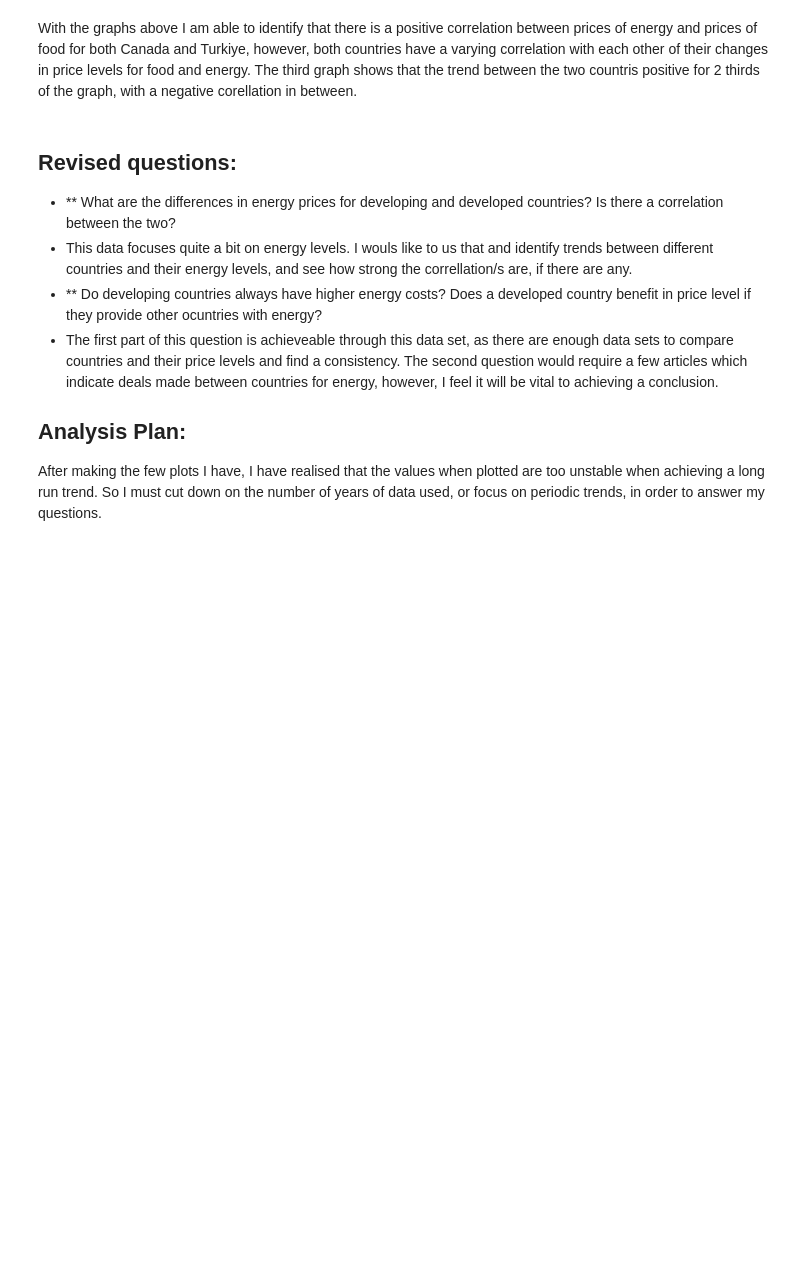
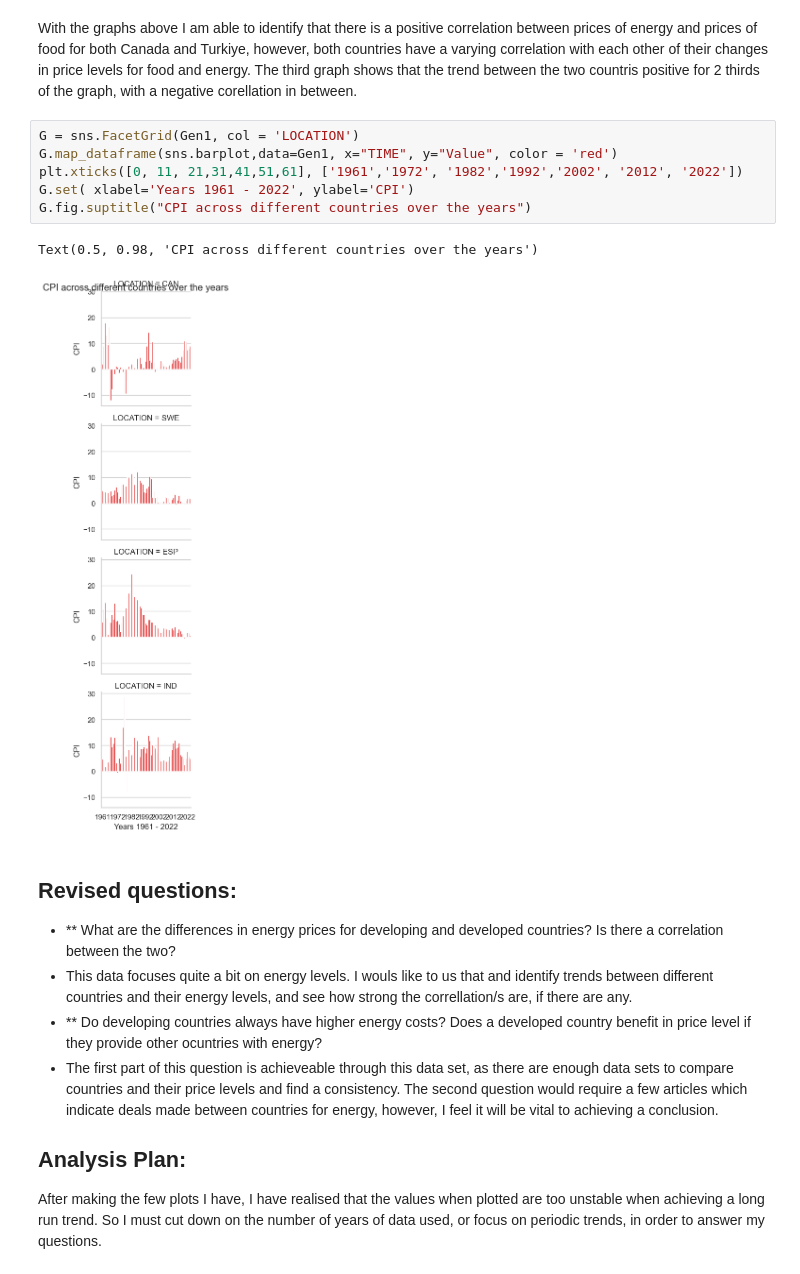
Before and after one commit to ubco-W2022T2-data301/project-group-group19, a Jupyter notebook: analysis/analysis3.ipynb, the cells around one changed output. Saved outputs shown, nothing was run; the diff lists cells and outputs as text; blank space fills up the shorter version.

```diff
--- a/analysis/analysis3.ipynb
+++ b/analysis/analysis3.ipynb
@@ -220,6 +223,15 @@ Gen_Plt
 - The 2 developing countries observe the highest CPI levels, higher than the 2 developed countries by a significant countries.
 # %% [markdown]
 With the graphs above I am able to identify that there is a positive correlation between prices of energy and prices of food for both Canada and Turkiye, however, both countries have a varying correlation with each other of their changes in price levels for food and energy. The third graph shows that the trend between the two countris positive for 2 thirds of the graph, with a negative corellation in between.
+# %%
+G = sns.FacetGrid(Gen1, col = 'LOCATION')
+G.map_dataframe(sns.barplot,data=Gen1, x="TIME", y="Value", color = 'red')
+plt.xticks([0, 11, 21,31,41,51,61], ['1961','1972', '1982','1992','2002', '2012', '2022'])
+G.set( xlabel='Years 1961 - 2022', ylabel='CPI')
+G.fig.suptitle("CPI across different countries over the years")
+# %% [output]
+Text(0.5, 0.98, 'CPI across different countries over the years')
+[figure, added]
 # %% [markdown]
 ## Revised questions:
 - ** What are the differences in energy prices for developing and developed countries? Is there a correlation between the two?
```
Also changed, not shown: parts of 4 cells of this notebook, 1 other file.
